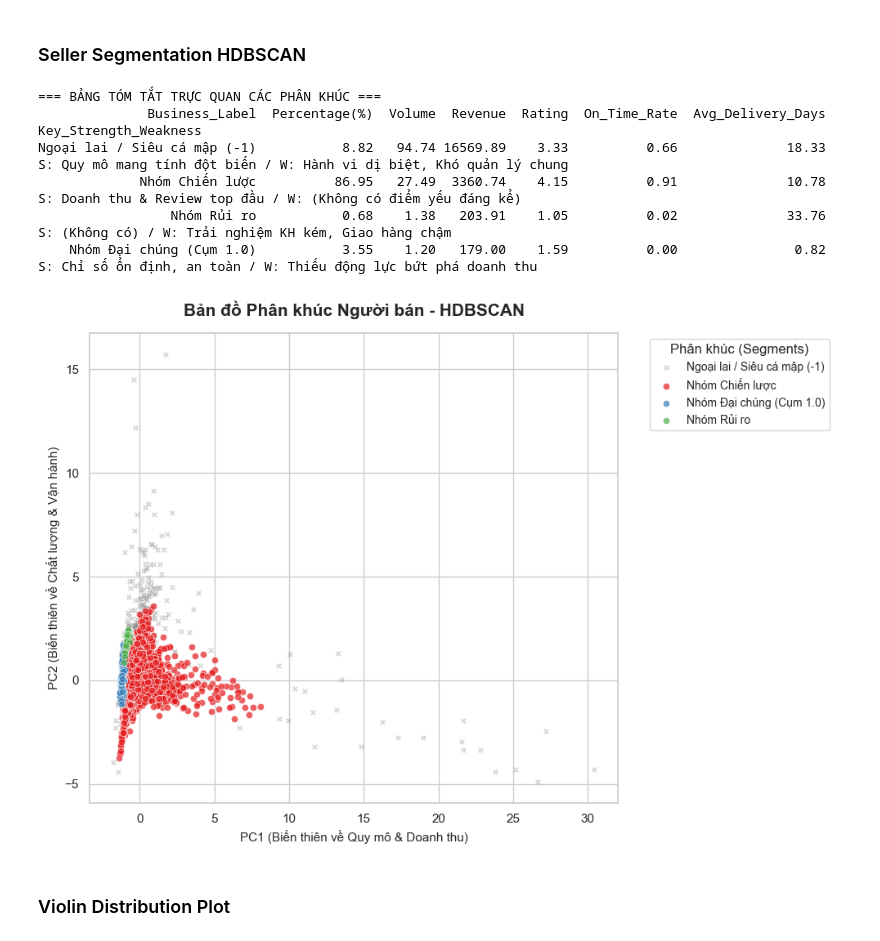
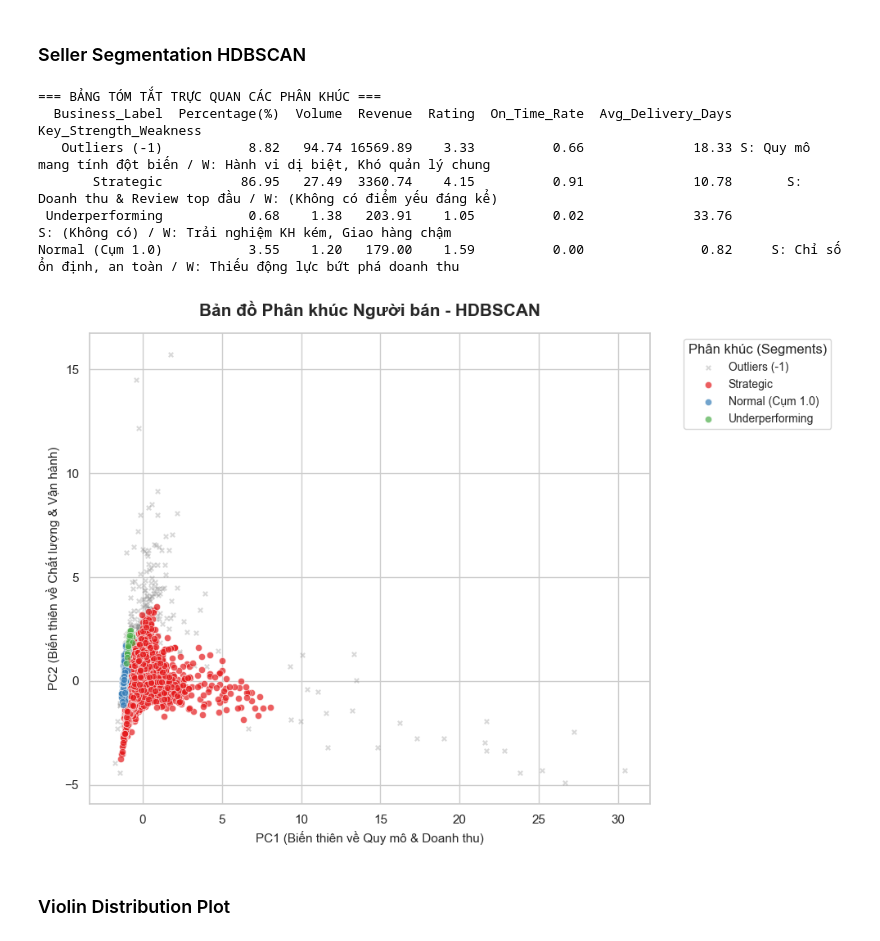
Before and after one commit to TDGKhang/BusinessIntelligence_Ecom, a Jupyter notebook: seller_segmentation.ipynb, the cells around one changed output. Saved outputs shown, nothing was run; the diff lists cells and outputs as text; code cells hidden in the pictures.

```diff
--- a/seller_segmentation.ipynb
+++ b/seller_segmentation.ipynb
@@ -400,13 +400,13 @@ label_mapping = dict(zip(cluster_metrics['HDBSCAN_Cluster'], cluster_metrics['Bu
 seller_features['HDBSCAN_Business_Label'] = seller_features['HDBSCAN_Cluster'].map(label_mapping)
 
 def assign_strength_weakness(label):
-    if "Chiến lược" in label:
+    if "Strategic" in label:
         return "S: Doanh thu & Review top đầu / W: (Không có điểm yếu đáng kể)"
-    elif "Rủi ro" in label:
+    elif "Underperforming" in label:
         return "S: (Không có) / W: Trải nghiệm KH kém, Giao hàng chậm"
-    elif "Cày số lượng" in label:
-        return "S: Lượng đơn khủng, Thanh khoản tốt / W: AOV (Giá trị đơn) thấp"
-    elif "Ngoại lai" in label:
+    #elif "Cày số lượng" in label:
+        #return "S: Lượng đơn khủng, Thanh khoản tốt / W: AOV (Giá trị đơn) thấp"
+    elif "Outliers" in label:
         return "S: Quy mô mang tính đột biến / W: Hành vi dị biệt, Khó quản lý chung"
     else:
         return "S: Chỉ số ổn định, an toàn / W: Thiếu động lực bứt phá doanh thu"
@@ -423,39 +423,39 @@ display_table = display_table.sort_values(by='Revenue', ascending=False).round(2
 import pandas as pd
 pd.set_option('display.max_colwidth', None)
 print(display_table.to_string(index=False))
 pd.reset_option('display.max_colwidth') # Trả lại mặc định sau khi in xong
 
 plt.figure(figsize=(10, 7))
 
 is_outlier = seller_features['HDBSCAN_Cluster'] == -1
 if is_outlier.any():
     plt.scatter(X_pca_2d[is_outlier, 0], X_pca_2d[is_outlier, 1],
                 c='grey', alpha=0.3, s=15, label=label_mapping[-1], marker='x')
 
 core_clusters = [c for c in seller_features['HDBSCAN_Cluster'].unique() if c != -1]
 palette = sns.color_palette("Set1", len(core_clusters))
 
 for i, cluster_id in enumerate(sorted(core_clusters)):
     idx = seller_features['HDBSCAN_Cluster'] == cluster_id
     label_name = label_mapping[cluster_id]
     plt.scatter(X_pca_2d[idx, 0], X_pca_2d[idx, 1],
                 color=palette[i], label=label_name, alpha=0.7, edgecolors='white', linewidth=0.5, s=35)
 
 plt.title('Bản đồ Phân khúc Người bán - HDBSCAN', fontsize=15, fontweight='bold', pad=15)
 plt.xlabel('PC1 (Biến thiên về Quy mô & Doanh thu)', fontsize=11)
 plt.ylabel('PC2 (Biến thiên về Chất lượng & Vận hành)', fontsize=11)
 
 plt.legend(bbox_to_anchor=(1.05, 1), loc='upper left', fontsize=10, title="Phân khúc (Segments)", title_fontsize=12)
 plt.tight_layout()
 plt.show()
 # %% [output]
 === BẢNG TÓM TẮT TRỰC QUAN CÁC PHÂN KHÚC ===
-              Business_Label  Percentage(%)  Volume  Revenue  Rating  On_Time_Rate  Avg_Delivery_Days                                                Key_Strength_Weakness
-Ngoại lai / Siêu cá mập (-1)           8.82   94.74 16569.89    3.33          0.66              18.33 S: Quy mô mang tính đột biến / W: Hành vi dị biệt, Khó quản lý chung
-             Nhóm Chiến lược          86.95   27.49  3360.74    4.15          0.91              10.78       S: Doanh thu & Review top đầu / W: (Không có điểm yếu đáng kể)
-                 Nhóm Rủi ro           0.68    1.38   203.91    1.05          0.02              33.76                S: (Không có) / W: Trải nghiệm KH kém, Giao hàng chậm
-    Nhóm Đại chúng (Cụm 1.0)           3.55    1.20   179.00    1.59          0.00               0.82     S: Chỉ số ổn định, an toàn / W: Thiếu động lực bứt phá doanh thu
+  Business_Label  Percentage(%)  Volume  Revenue  Rating  On_Time_Rate  Avg_Delivery_Days                                                Key_Strength_Weakness
+   Outliers (-1)           8.82   94.74 16569.89    3.33          0.66              18.33 S: Quy mô mang tính đột biến / W: Hành vi dị biệt, Khó quản lý chung
+       Strategic          86.95   27.49  3360.74    4.15          0.91              10.78       S: Doanh thu & Review top đầu / W: (Không có điểm yếu đáng kể)
+ Underperforming           0.68    1.38   203.91    1.05          0.02              33.76                S: (Không có) / W: Trải nghiệm KH kém, Giao hàng chậm
+Normal (Cụm 1.0)           3.55    1.20   179.00    1.59          0.00               0.82     S: Chỉ số ổn định, an toàn / W: Thiếu động lực bứt phá doanh thu
-[figure, old version]
+[figure, new version]
 # %% [markdown]
 ### Violin Distribution Plot
 # %%
```
Also changed, not shown: parts of 3 cells of this notebook.
